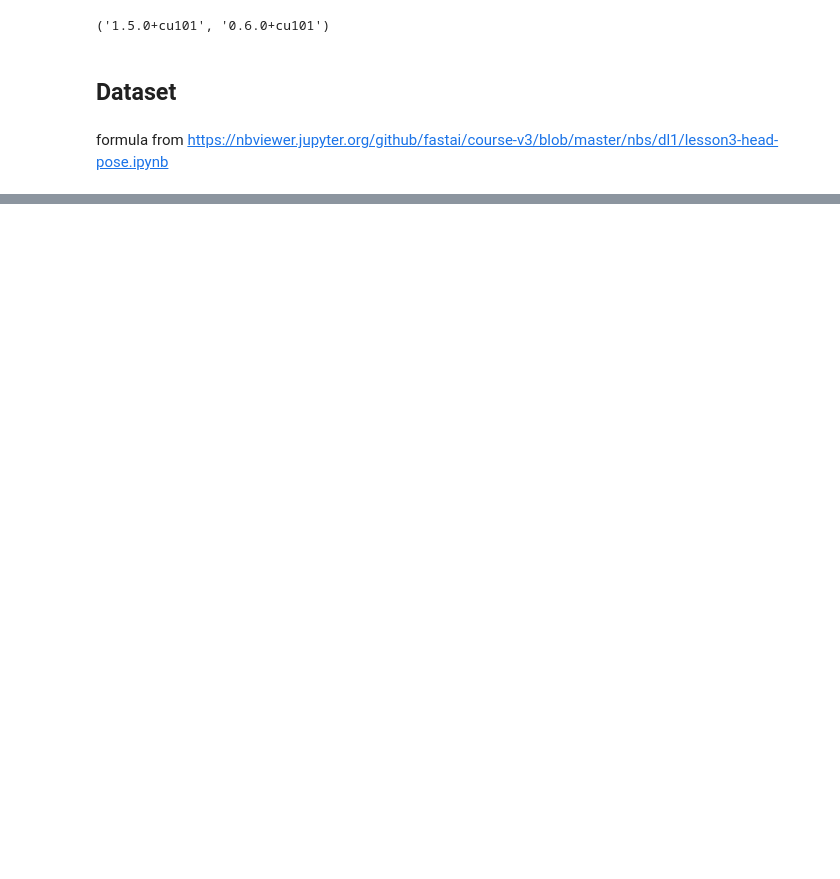
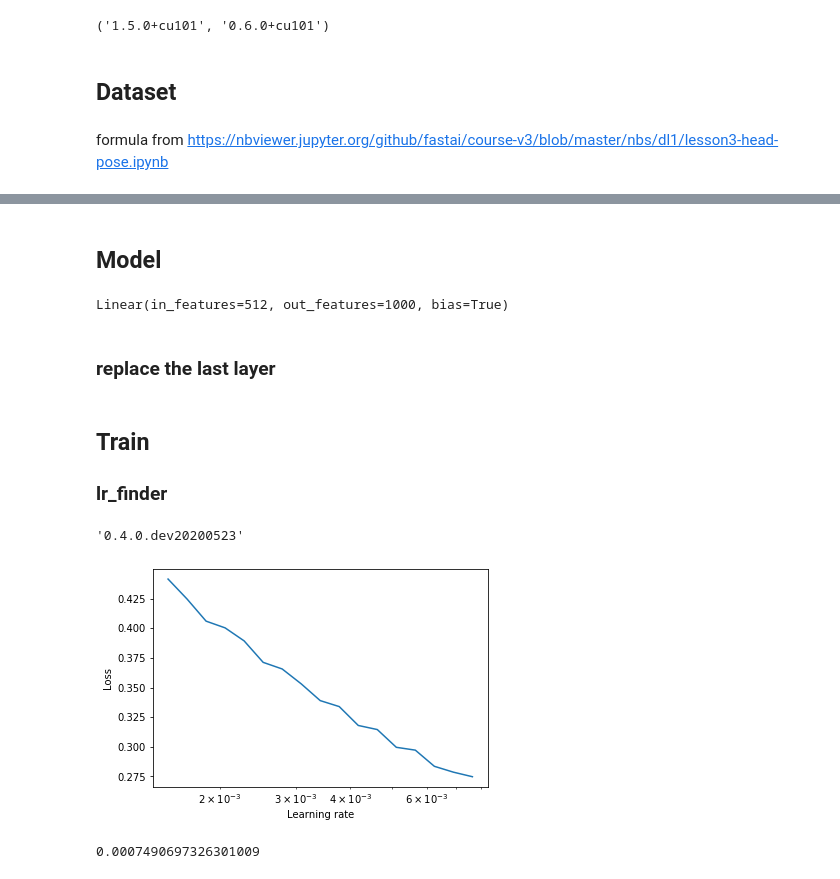
Before and after one commit to danhojin/ml-notes, a Jupyter notebook: dl/biwi_head_pose_regression.ipynb, the cells around one changed output, grey strips where cells are left out. Saved outputs shown, nothing was run; the diff lists cells and outputs as text; code cells hidden in the pictures; blank space fills up the shorter version.

```diff
--- a/dl/biwi_head_pose_regression.ipynb
+++ b/dl/biwi_head_pose_regression.ipynb
@@ -82,0 +200,2 @@ HeadDataset.image_pose(image, pose)
+# %% [markdown]
+## Model
@@ -82,0 +207,6 @@ HeadDataset.image_pose(image, pose)
+# %%
+model.fc
+# %% [output]
+Linear(in_features=512, out_features=1000, bias=True)
+# %% [markdown]
+### replace the last layer
@@ -82,0 +215,15 @@ HeadDataset.image_pose(image, pose)
+# %% [markdown]
+## Train
+
+### lr_finder
+# %%
+import ignite
+from ignite.engine import Events, create_supervised_trainer, create_supervised_evaluator
+from ignite.metrics import RootMeanSquaredError, Loss
+from ignite.contrib.handlers import FastaiLRFinder
+from ignite.contrib.handlers.tqdm_logger import ProgressBar
+
+device = 'cuda' if torch.cuda.is_available() else 'cpu'
+ignite.__version__
+# %% [output]
+'0.4.0.dev20200523'
@@ -82,0 +244,14 @@ HeadDataset.image_pose(image, pose)
+# %%
+trainer = create_supervised_trainer(model, optimizer, criterion, device=device)
+ProgressBar(persist=False).attach(trainer, output_transform=lambda x: {'batch loss': x})
+lr_finder = FastaiLRFinder()
+to_save = {'model': model, 'optimizer': optimizer}
+with lr_finder.attach(trainer, to_save, diverge_th=1.5) as trainer_with_lr_finder:
+    trainer_with_lr_finder.run(data_loaders['train'])
+# %%
+lr_finder.get_results()
+lr_finder.plot()
+lr_finder.lr_suggestion()
+# %% [output]
+[figure, added]
+0.0007490697326301009
```
Also changed, not shown: parts of 27 cells of this notebook, 1 other file.
